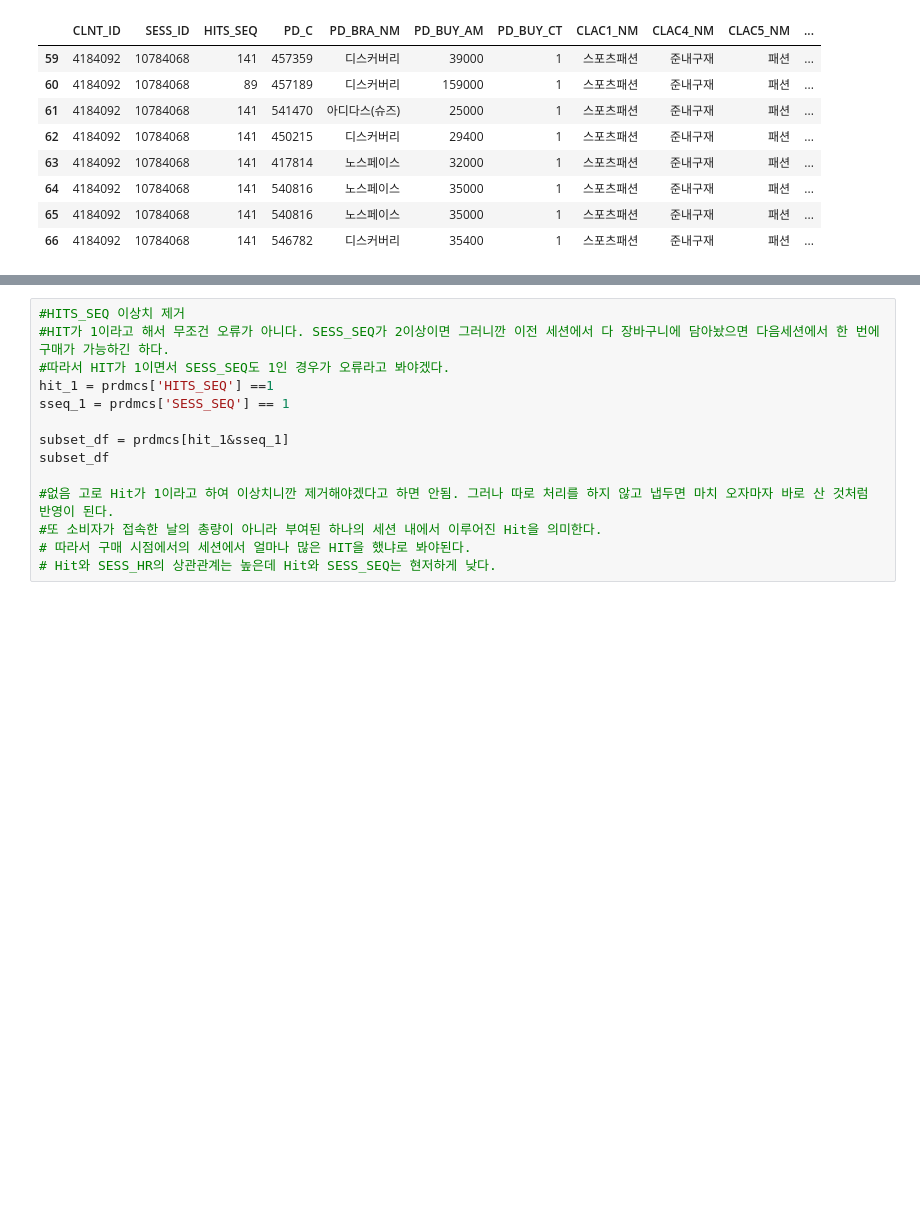
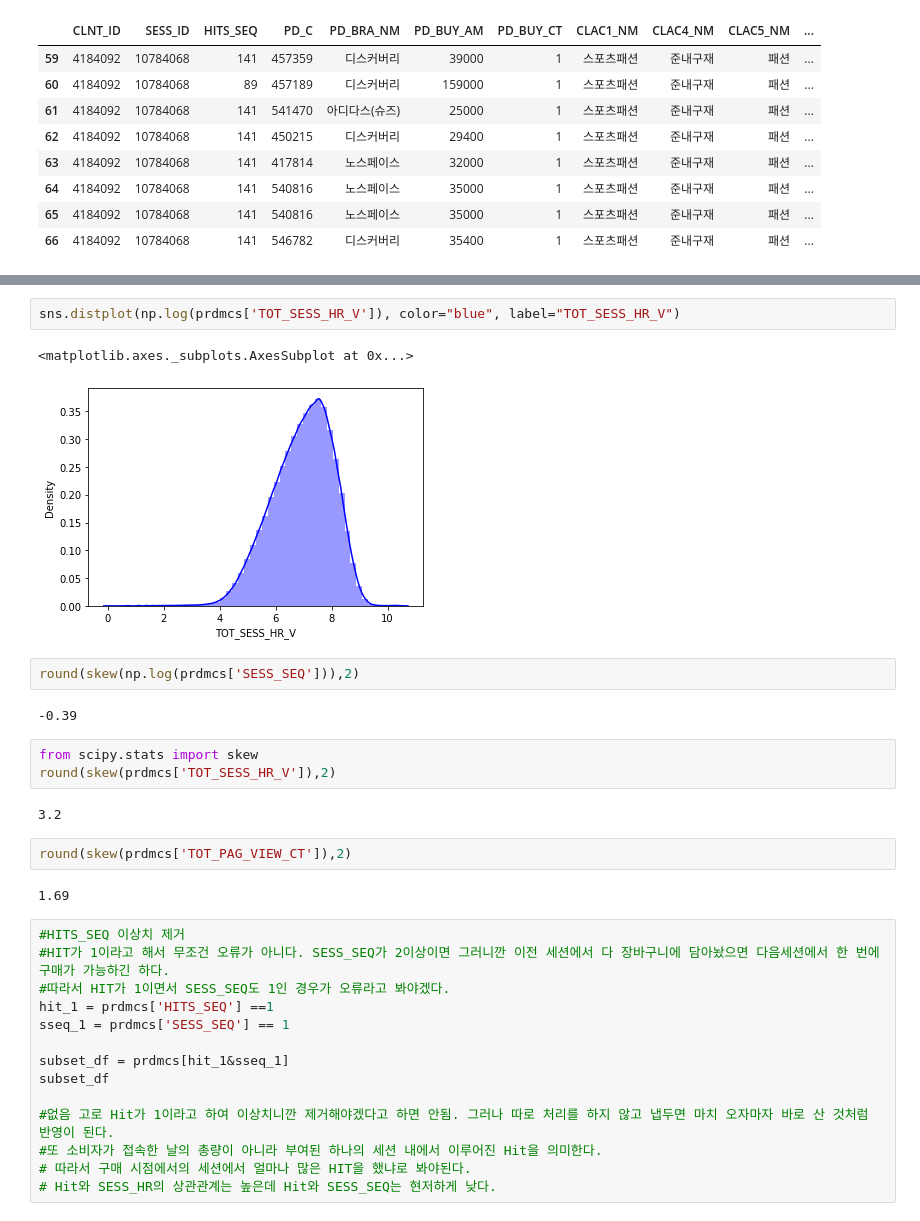
Before and after one commit to chldnjstjr/Lpoint, a Jupyter notebook: Preprocessing.ipynb, the cells around one changed output, grey strips where cells are left out. Saved outputs shown, nothing was run; the diff lists cells and outputs as text; blank space fills up the shorter version.

```diff
--- a/Preprocessing.ipynb
+++ b/Preprocessing.ipynb
@@ -361,3 +369,21 @@ df_heatmap #굳이 그려봤음.
+# %%
+sns.distplot(np.log(prdmcs['TOT_SESS_HR_V']), color="blue", label="TOT_SESS_HR_V")
+# %% [output]
+<matplotlib.axes._subplots.AxesSubplot at 0x...>
+[figure, added]
+# %%
+round(skew(np.log(prdmcs['SESS_SEQ'])),2)
+# %% [output]
+-0.39
+# %%
+from scipy.stats import skew
+round(skew(prdmcs['TOT_SESS_HR_V']),2)
+# %% [output]
+3.2
+# %%
+round(skew(prdmcs['TOT_PAG_VIEW_CT']),2)
+# %% [output]
+1.69
 # %%
 #HITS_SEQ 이상치 제거
 #HIT가 1이라고 해서 무조건 오류가 아니다. SESS_SEQ가 2이상이면 그러니깐 이전 세션에서 다 장바구니에 담아놨으면 다음세션에서 한 번에 구매가 가능하긴 하다.
```
Also changed, not shown: parts of 25 cells of this notebook.
